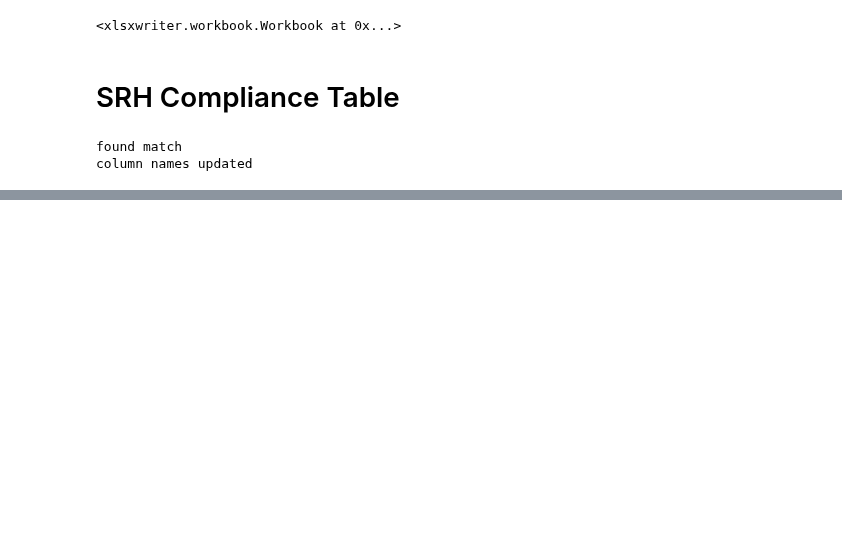
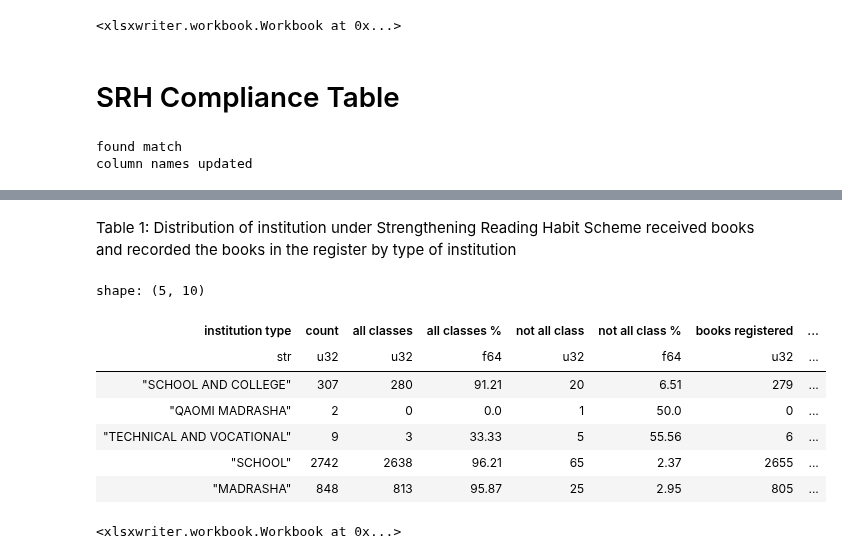
Before and after one commit to monjurmorshed793/sedp-reports, a Jupyter notebook: src/sedp_reports/pbgsi-report.ipynb, the cells around one changed output, grey strips where cells are left out. Saved outputs shown, nothing was run; the diff lists cells and outputs as text; code cells hidden in the pictures; blank space fills up the shorter version.

Commit message:
srh report section added

```diff
--- a/src/sedp_reports/pbgsi-report.ipynb
+++ b/src/sedp_reports/pbgsi-report.ipynb
@@ -1178,0 +1179,20 @@ general_information_srh = general_information.filter()
+# %%
+# first we copy the columns to new columns
+general_information_srh = general_information_srh.with_columns([
+    pl.col('institution_type').alias('generalized_institution_type_id'),
+    pl.col('institute_type_name_en').alias('generalized_institution_type_name_en')
+])
+# %%
+condition = pl.col(general_information_srh['generalized_institution_type_id'].name)==3
+
+general_information_srh = general_information_srh.with_columns([
+    pl.when(condition)
+    .then(pl.lit(2))
+    .otherwise(pl.col(general_information_srh['generalized_institution_type_id'].name))
+    .alias('generalized_institution_type_id'),
+
+    pl.when(condition)
+    .then(pl.lit('SCHOOL AND COLLEGE'))
+    .otherwise(pl.col(general_information_srh['generalized_institution_type_name_en'].name))
+    .alias('generalized_institution_type_name_en')
+])
@@ -1178,0 +1217,41 @@ general_information_srh = general_information.filter()
+# %% [markdown]
+Table 1: Distribution of institution under Strengthening Reading Habit Scheme received books and recorded the books in the register by type of institution
+# %%
+from generate.general_information_srh import GENERALIZED_INSTITUTION_TYPE_NAME_EN,SIXTH_GRADE_BOOKS_PROVIDED, SEVENTH_GRADE_BOOKS_PROVIDED, EIGHTH_GRADE_BOOKS_PROVIDED, NINTH_GRADE_BOOKS_PROVIDED, TENTH_GRADE_BOOKS_PROVIDED, BOOKS_REGISTERED
+
+
+report1_srh = (
+    general_information_srh.lazy()
+    .group_by(pl.col(GENERALIZED_INSTITUTION_TYPE_NAME_EN).alias('institution type'))
+    .agg([
+        pl.len().alias('count'),
+        ((pl.col(SIXTH_GRADE_BOOKS_PROVIDED)>0) & (pl.col(SEVENTH_GRADE_BOOKS_PROVIDED)>0) & (pl.col(EIGHTH_GRADE_BOOKS_PROVIDED)>0) & (pl.col(NINTH_GRADE_BOOKS_PROVIDED)>0) & (pl.col(TENTH_GRADE_BOOKS_PROVIDED)>0)).sum().alias('all classes'),
+        ((pl.col(SIXTH_GRADE_BOOKS_PROVIDED)==0) | (pl.col(SEVENTH_GRADE_BOOKS_PROVIDED)==0) | (pl.col(EIGHTH_GRADE_BOOKS_PROVIDED)==0) | (pl.col(NINTH_GRADE_BOOKS_PROVIDED)==0) | (pl.col(TENTH_GRADE_BOOKS_PROVIDED)==0)).sum().alias('not all class'),
+        (pl.col(BOOKS_REGISTERED)==1).sum().alias('books registered'),
+        (pl.col(BOOKS_REGISTERED)!=1).sum().alias('books not registered')
+    ])
+)
+
+report1_srh_df = report1_srh.collect()
+report1_srh_df = report1_srh_df.with_columns([
+    ((pl.col('all classes')/pl.col('count'))*100).round(2).alias('all classes %'),
+    ((pl.col('not all class')/pl.col('count'))*100).round(2).alias('not all class %'),
+    ((pl.col('books registered')/pl.col('count'))*100).round(2).alias('books registered %'),
+    ((pl.col('books not registered')/pl.col('count'))*100).round(2).alias('books not registered %')
+])
+
+report1_srh_df = report1_srh_df.select(['institution type', 'count', 'all classes', 'all classes %', 'not all class', 'not all class %', 'books registered', 'books registered %', 'books not registered', 'books not registered %'])
+report1_srh_df.head(10)
+# %% [output]
+shape: (5, 10)
+| institution type | count | all classes | all classes % | not all class | not all class % | books registered | ... |
+| str | u32 | u32 | f64 | u32 | f64 | u32 | ... |
+| "SCHOOL AND COLLEGE" | 307 | 280 | 91.21 | 20 | 6.51 | 279 | ... |
+| "QAOMI MADRASHA" | 2 | 0 | 0.0 | 1 | 50.0 | 0 | ... |
+| "TECHNICAL AND VOCATIONAL" | 9 | 3 | 33.33 | 5 | 55.56 | 6 | ... |
+| "SCHOOL" | 2742 | 2638 | 96.21 | 65 | 2.37 | 2655 | ... |
+| "MADRASHA" | 848 | 813 | 95.87 | 25 | 2.95 | 805 | ... |
+# %%
+report1_srh_df.write_excel('output/srh_table1.xlsx')
+# %% [output]
+<xlsxwriter.workbook.Workbook at 0x...>
```
Also changed, not shown: parts of 40 cells of this notebook.
